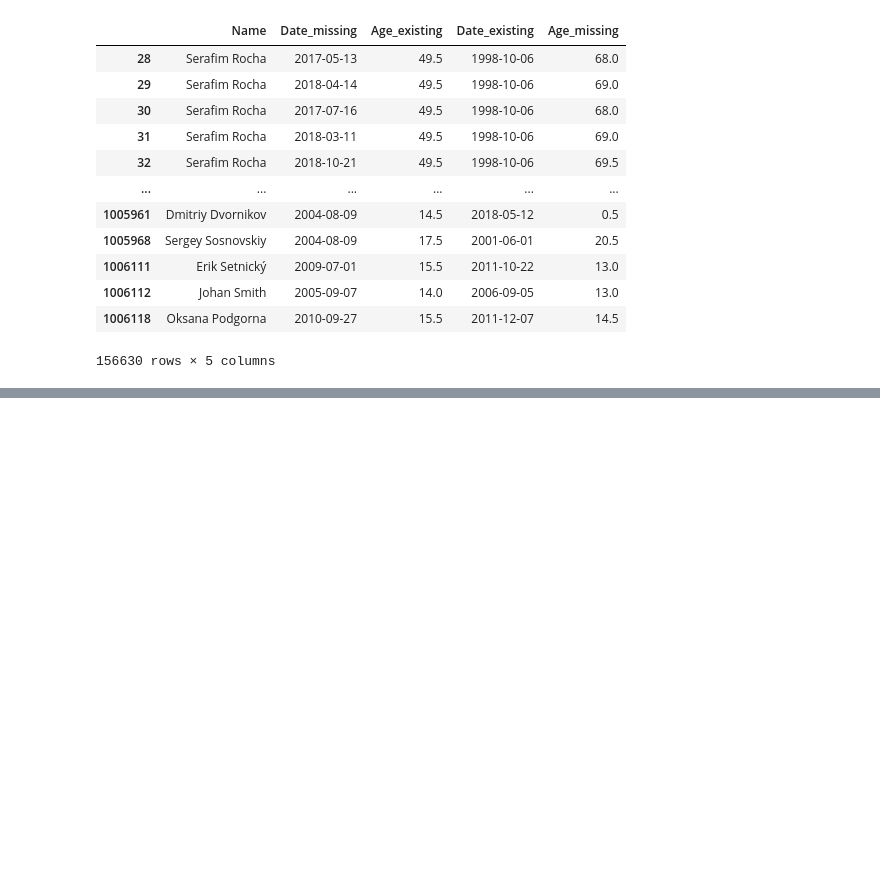
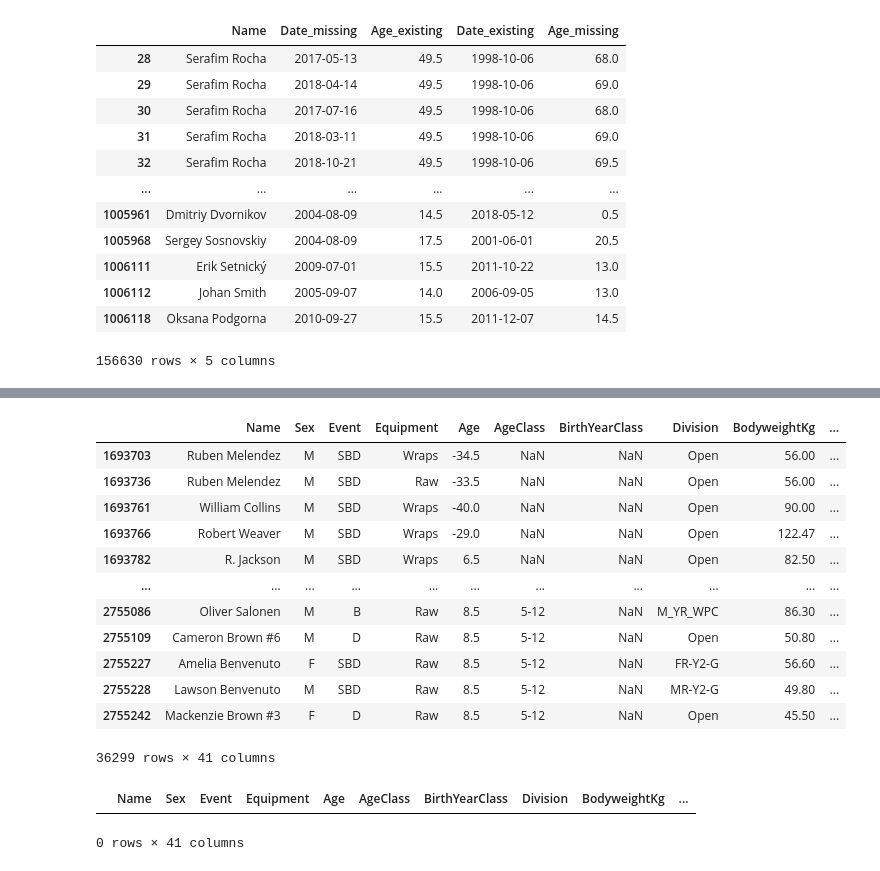
Before and after one commit to kim-jason/PowerliftingDataset, a Jupyter notebook: Powerlifting_Data_Science_Project.ipynb, the cells around one changed output, grey strips where cells are left out. Saved outputs shown, nothing was run; the diff lists cells and outputs as text; code cells hidden in the pictures; blank space fills up the shorter version.

```diff
--- a/Powerlifting_Data_Science_Project.ipynb
+++ b/Powerlifting_Data_Science_Project.ipynb
@@ -271,0 +270,23 @@ display(lifters_missing_age[lifters_missing_age['Age_missing'] < 0])
+# %%
+# Remove data entries with estimated or recorded ages below the minimum threshold of 14
+display(cleaned_df[cleaned_df['Age'] < 14])
+cleaned_df = cleaned_df[cleaned_df['Age'] >= 14]
+
+# Confirm all remaining data entries have recorded or imputed ages
+display(cleaned_df[cleaned_df['Age'].isnull()])
+# %% [output]
+|  | Name | Sex | Event | Equipment | Age | AgeClass | BirthYearClass | Division | BodyweightKg | ... |
+| 1693703 | Ruben Melendez | M | SBD | Wraps | -34.5 | NaN | NaN | Open | 56.00 | ... |
+| 1693736 | Ruben Melendez | M | SBD | Raw | -33.5 | NaN | NaN | Open | 56.00 | ... |
+| 1693761 | William Collins | M | SBD | Wraps | -40.0 | NaN | NaN | Open | 90.00 | ... |
+| 1693766 | Robert Weaver | M | SBD | Wraps | -29.0 | NaN | NaN | Open | 122.47 | ... |
+| 1693782 | R. Jackson | M | SBD | Wraps | 6.5 | NaN | NaN | Open | 82.50 | ... |
+| ... | ... | ... | ... | ... | ... | ... | ... | ... | ... | ... |
+| 2755086 | Oliver Salonen | M | B | Raw | 8.5 | 5-12 | NaN | M_YR_WPC | 86.30 | ... |
+| 2755109 | Cameron Brown #6 | M | D | Raw | 8.5 | 5-12 | NaN | Open | 50.80 | ... |
+| 2755227 | Amelia Benvenuto | F | SBD | Raw | 8.5 | 5-12 | NaN | FR-Y2-G | 56.60 | ... |
+| 2755228 | Lawson Benvenuto | M | SBD | Raw | 8.5 | 5-12 | NaN | MR-Y2-G | 49.80 | ... |
+| 2755242 | Mackenzie Brown #3 | F | D | Raw | 8.5 | 5-12 | NaN | Open | 45.50 | ... |
+36299 rows × 41 columns
+|  | Name | Sex | Event | Equipment | Age | AgeClass | BirthYearClass | Division | BodyweightKg | ... |
+0 rows × 41 columns
```
Also changed, not shown: parts of 9 cells of this notebook.
